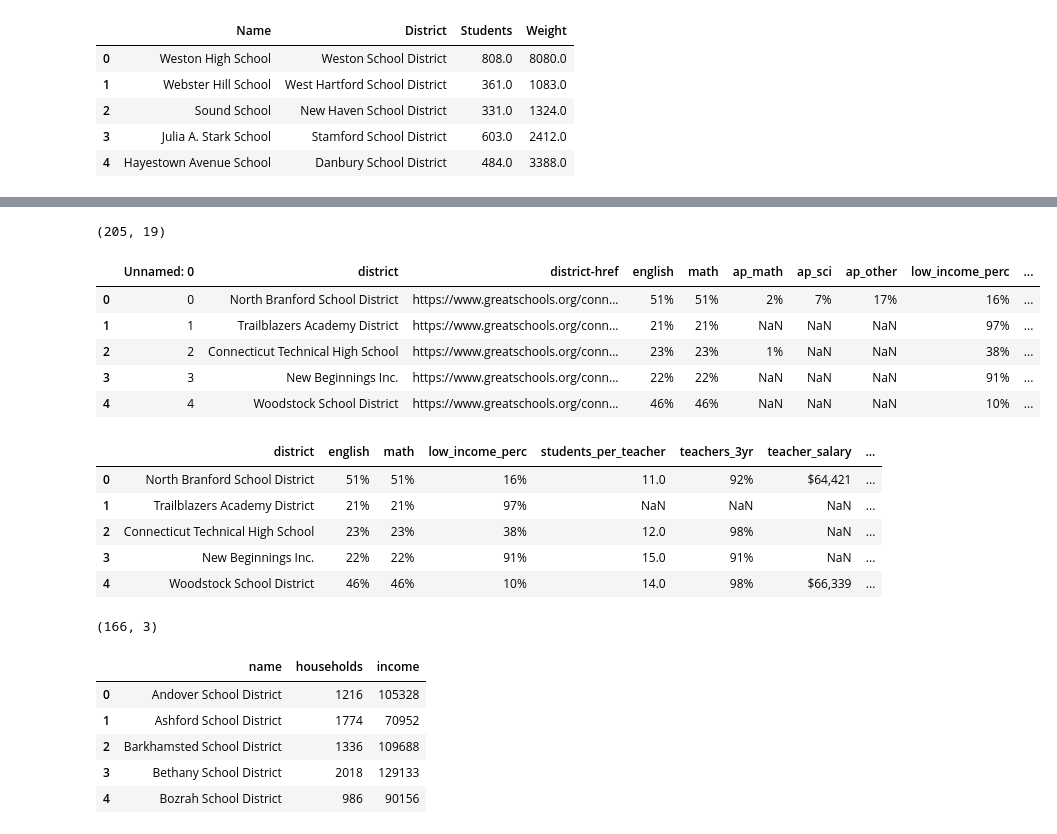
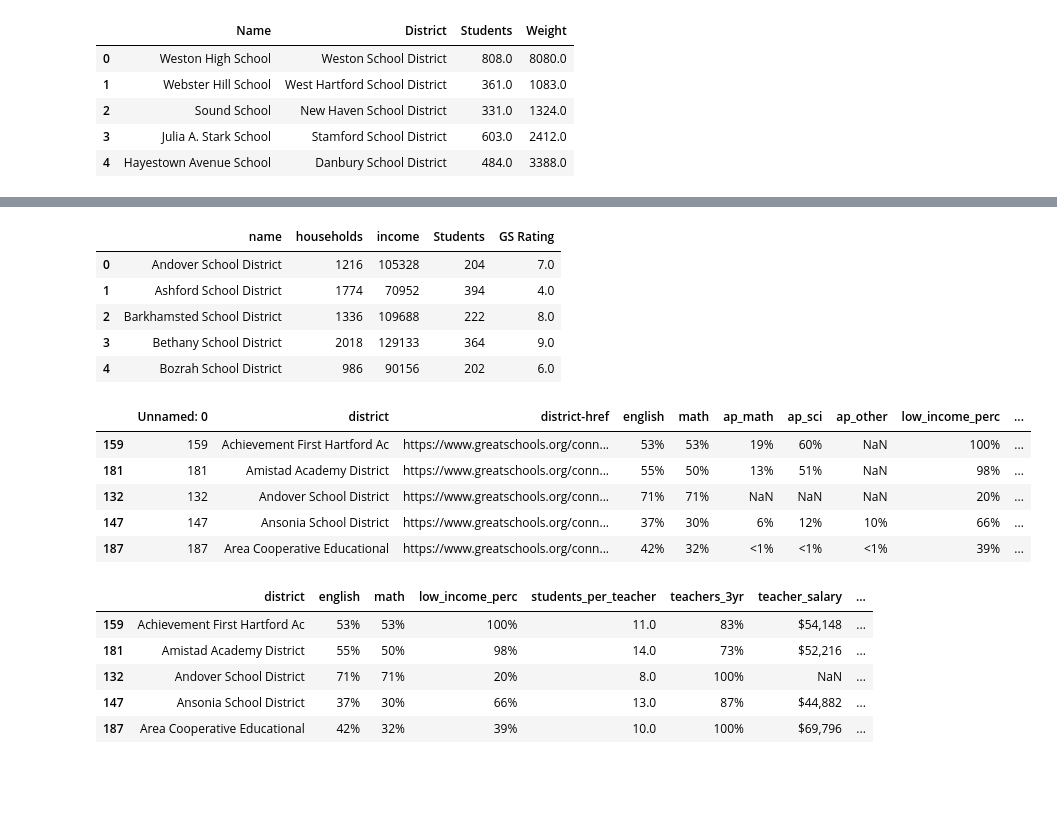
Before and after one commit to lwzbr/ct_schools_2021, a Jupyter notebook: ct_schools.ipynb, the cells around one changed output, grey strips where cells are left out. Drawn from its saved outputs; the diff is of its cells as text; code cells hidden in the pictures; blank space fills up the shorter version.

```diff
--- a/ct_schools.ipynb
+++ b/ct_schools.ipynb
@@ -78,15 +92,34 @@ Name: Rating, dtype: float64
+# %%
+districts = districts_acs.merge(
+    district_ratings,
+    how = 'inner',
+    left_on = 'name',
+    right_on = 'District'
+).rename(
+    {'Rating': 'GS Rating'},
+    axis = 1
+)
+districts.head(5)
+# %% [output]
+|  | name | households | income | Students | GS Rating |
+| 0 | Andover School District | 1216 | 105328 | 204 | 7.0 |
+| 1 | Ashford School District | 1774 | 70952 | 394 | 4.0 |
+| 2 | Barkhamsted School District | 1336 | 109688 | 222 | 8.0 |
+| 3 | Bethany School District | 2018 | 129133 | 364 | 9.0 |
+| 4 | Bozrah School District | 986 | 90156 | 202 | 6.0 |
 # %%
 districts_gs = pd.read_csv('districts_gs.csv')
-print(districts_gs.shape)
+districts_gs = districts_gs.sort_values(
+    by = 'district'
+)
 districts_gs.head()
 # %% [output]
-(205, 19)
 |  | Unnamed: 0 | district | district-href | english | math | ap_math | ap_sci | ap_other | low_income_perc | ... |
-| 0 | 0 | North Branford School District | https://www.greatschools.org/conn... | 51% | 51% | 2% | 7% | 17% | 16% | ... |
-| 1 | 1 | Trailblazers Academy District | https://www.greatschools.org/conn... | 21% | 21% | NaN | NaN | NaN | 97% | ... |
-| 2 | 2 | Connecticut Technical High School | https://www.greatschools.org/conn... | 23% | 23% | 1% | NaN | NaN | 38% | ... |
-| 3 | 3 | New Beginnings Inc. | https://www.greatschools.org/conn... | 22% | 22% | NaN | NaN | NaN | 91% | ... |
-| 4 | 4 | Woodstock School District | https://www.greatschools.org/conn... | 46% | 46% | NaN | NaN | NaN | 10% | ... |
+| 159 | 159 | Achievement First Hartford Ac | https://www.greatschools.org/conn... | 53% | 53% | 19% | 60% | NaN | 100% | ... |
+| 181 | 181 | Amistad Academy District | https://www.greatschools.org/conn... | 55% | 50% | 13% | 51% | NaN | 98% | ... |
+| 132 | 132 | Andover School District | https://www.greatschools.org/conn... | 71% | 71% | NaN | NaN | NaN | 20% | ... |
+| 147 | 147 | Ansonia School District | https://www.greatschools.org/conn... | 37% | 30% | 6% | 12% | 10% | 66% | ... |
+| 187 | 187 | Area Cooperative Educational | https://www.greatschools.org/conn... | 42% | 32% | <1% | <1% | <1% | 39% | ... |
 # %%
 districts_gs = districts_gs[
     [
@@ -105,21 +138,9 @@ districts_gs = districts_gs[
 districts_gs.head()
 # %% [output]
 |  | district | english | math | low_income_perc | students_per_teacher | teachers_3yr | teacher_salary | ... |
-| 0 | North Branford School District | 51% | 51% | 16% | 11.0 | 92% | $64,421 | ... |
-| 1 | Trailblazers Academy District | 21% | 21% | 97% | NaN | NaN | NaN | ... |
-| 2 | Connecticut Technical High School | 23% | 23% | 38% | 12.0 | 98% | NaN | ... |
-| 3 | New Beginnings Inc. | 22% | 22% | 91% | 15.0 | 91% | NaN | ... |
-| 4 | Woodstock School District | 46% | 46% | 10% | 14.0 | 98% | $66,339 | ... |
+| 159 | Achievement First Hartford Ac | 53% | 53% | 100% | 11.0 | 83% | $54,148 | ... |
+| 181 | Amistad Academy District | 55% | 50% | 98% | 14.0 | 73% | $52,216 | ... |
+| 132 | Andover School District | 71% | 71% | 20% | 8.0 | 100% | NaN | ... |
+| 147 | Ansonia School District | 37% | 30% | 66% | 13.0 | 87% | $44,882 | ... |
+| 187 | Area Cooperative Educational | 42% | 32% | 39% | 10.0 | 100% | $69,796 | ... |
-# %%
-districts_acs = pd.read_csv('districts_acs.csv')
-print(districts_acs.shape)
-districts_acs.head()
-# %% [output]
-(166, 3)
-|  | name | households | income |
-| 0 | Andover School District | 1216 | 105328 |
-| 1 | Ashford School District | 1774 | 70952 |
-| 2 | Barkhamsted School District | 1336 | 109688 |
-| 3 | Bethany School District | 2018 | 129133 |
-| 4 | Bozrah School District | 986 | 90156 |
 # %%
```
Also changed, not shown: parts of 7 cells of this notebook, 1 other file.
